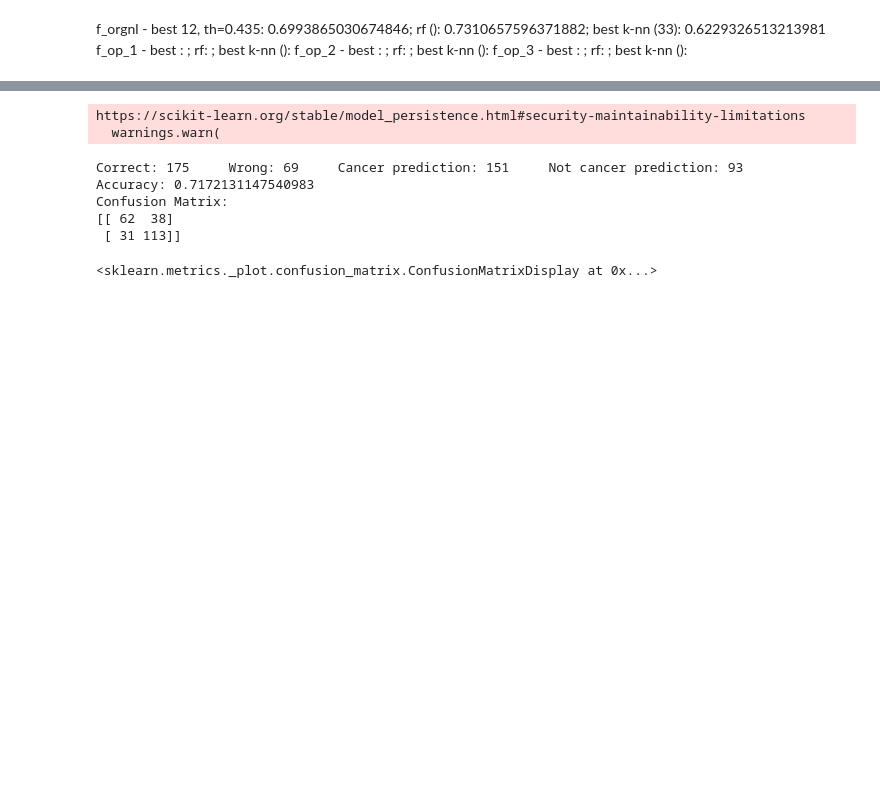
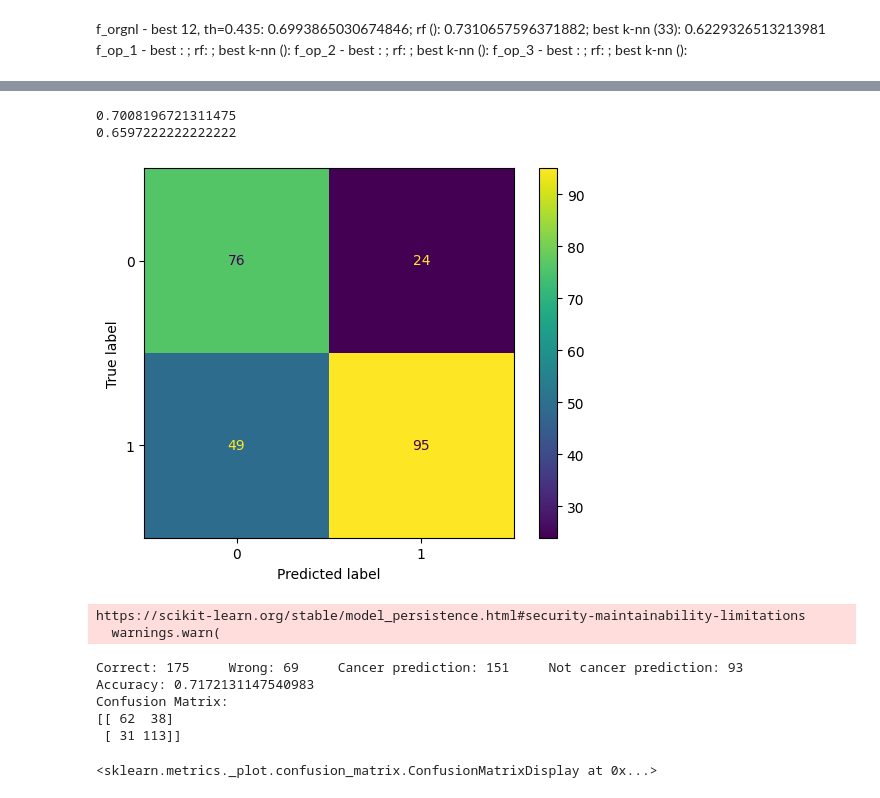
Before and after one commit to kjaer5555/mdasm-2024, a Jupyter notebook: model_exsample - Copy.ipynb, the cells around one changed output, grey strips where cells are left out. Cells and saved outputs as stored; diff of their text form; code cells hidden in the pictures; blank space fills up the shorter version.

Commit message:
model update

```diff
--- a/model_exsample - Copy.ipynb
+++ b/model_exsample - Copy.ipynb
@@ -495,3 +526,35 @@ pickle.dump(pca, open('pca4.pkl', 'wb'))
+# %%
+
+df_test_data = pd.read_csv('test_25_people_data.csv')
+
+X_test_data = df_test_data[['H_value', 'S_value', 'V_value', 'red_presence', 'brown_presence', 'blue_presence', 'pink_presence', 'white_presence','black_presence','atypical_pigment_network', 'blue-white_veil', 'asymmetry_values']]
+y_test_data=df_test_data['cancer_or_not'].to_list()
+
+scaler = StandardScaler()
+X_scaled_test_data = scaler.fit_transform(X_test_data)
+
+model = pickle.load(open('rf_96_10_model.pkl','rb'))
+
+X_scaled_test_data=scaler.fit_transform(X_scaled_test_data)
+
+pred_label = model.predict(X_scaled_test_data)
+pred_prob = model.predict(X_scaled_test_data)
+cm = confusion_matrix(y_test_data, pred_prob, labels=model.classes_)
+disp = ConfusionMatrixDisplay(confusion_matrix=cm,display_labels=model.classes_)
+disp.plot()
+
+TP=cm[1][1]
+TN=cm[0][0]
+FP=cm[0][1]
+FN=cm[1][0]
+accuracy=(TP+TN)/(TP + TN + FP + FN)
+print(accuracy)
+print(TP/(TP+FN))
+plot=disp
+# %% [output]
+0.7008196721311475
+0.6597222222222222
+[figure, added]
 # %%
 #PCA with confusion matrix
 from sklearn.metrics import confusion_matrix, ConfusionMatrixDisplay
```
Also changed, not shown: parts of 4 cells of this notebook, 8 other files.
